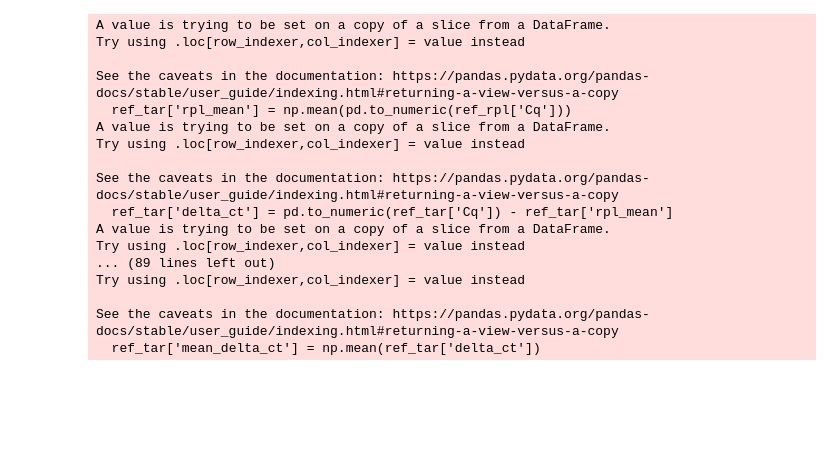
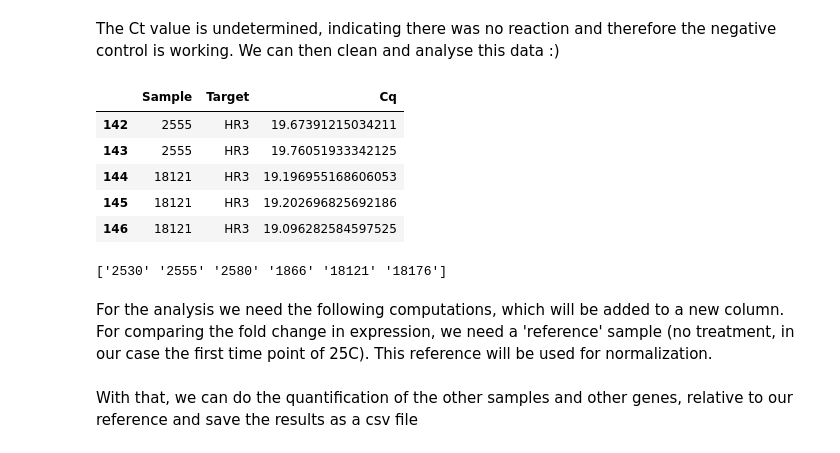
Before and after one commit to lebatista/qPCR_analysis, a Jupyter notebook: qPCR_analysis_LB_20240328.ipynb, the cells around one changed output. Drawn from its saved outputs; the diff is of its cells as text; code cells hidden in the pictures; blank space fills up the shorter version.

```diff
--- a/qPCR_analysis_LB_20240328.ipynb
+++ b/qPCR_analysis_LB_20240328.ipynb
@@ -45,9 +66,31 @@ data_test = data
+# %% [markdown]
+The Ct value is undetermined, indicating there was no reaction and therefore the negative control is working. We can then clean and analyse this data :)
+# %%
+# keep only the important columns
+data_cq = df[['Sample', 'Target', 'Cq']]
+data_cq.tail()
+# %% [output]
+|  | Sample | Target | Cq |
+| 142 | 2555 | HR3 | 19.67391215034211 |
+| 143 | 2555 | HR3 | 19.76051933342125 |
+| 144 | 18121 | HR3 | 19.196955168606053 |
+| 145 | 18121 | HR3 | 19.202696825692186 |
+| 146 | 18121 | HR3 | 19.096282584597525 |
+# %%
+# remove the negative control
+data = data_cq.loc[(data_cq['Sample'] != 'NO DNA')]
+# check if 'no DNA' is gone
+print(data['Sample'].unique())
+# %% [output]
+['2530' '2555' '2580' '1866' '18121' '18176']
+# %% [markdown]
+For the analysis we need the following computations, which will be added to a new column. For comparing the fold change in expression, we need a 'reference' sample (no treatment, in our case the first time point of 25C). This reference will be used for normalization.
 # %%
 ref_table = pd.DataFrame()
 reference = '2530'
 
 #gets mean delta ct
-ref = data_test.loc[(data_test['Sample'] == reference)]
+ref = data.loc[(data['Sample'] == reference)]
 for tar in ref['Target'].unique():
    #mean delta delta CT should be in relation to the CT value of 2530 for that gene
    ref_tar = ref.loc[(ref['Target'] == tar)]
@@ -59,24 +102,8 @@ for tar in ref['Target'].unique():
    ref_tar['delta_ct'] = pd.to_numeric(ref_tar['Cq']) - ref_tar['rpl_mean']
    ref_tar['mean_delta_ct'] = np.mean(ref_tar['delta_ct'])
    ref_table = pd.concat([ref_table, ref_tar])
-# %% [output]
-A value is trying to be set on a copy of a slice from a DataFrame.
-Try using .loc[row_indexer,col_indexer] = value instead
-
-See the caveats in the documentation: https://pandas.pydata.org/pandas-docs/stable/user_guide/indexing.html#returning-a-view-versus-a-copy
-  ref_tar['rpl_mean'] = np.mean(pd.to_numeric(ref_rpl['Cq']))
-A value is trying to be set on a copy of a slice from a DataFrame.
-Try using .loc[row_indexer,col_indexer] = value instead
-
-See the caveats in the documentation: https://pandas.pydata.org/pandas-docs/stable/user_guide/indexing.html#returning-a-view-versus-a-copy
-  ref_tar['delta_ct'] = pd.to_numeric(ref_tar['Cq']) - ref_tar['rpl_mean']
-A value is trying to be set on a copy of a slice from a DataFrame.
-Try using .loc[row_indexer,col_indexer] = value instead
-... (89 lines left out)
-Try using .loc[row_indexer,col_indexer] = value instead
-
-See the caveats in the documentation: https://pandas.pydata.org/pandas-docs/stable/user_guide/indexing.html#returning-a-view-versus-a-copy
-  ref_tar['mean_delta_ct'] = np.mean(ref_tar['delta_ct'])
+# %% [markdown]
+With that, we can do the quantification of the other samples and other genes, relative to our reference and save the results as a csv file
 # %%
 genes_table = pd.DataFrame()
 results_table = pd.DataFrame()
```
Also changed, not shown: parts of 29 cells of this notebook.
